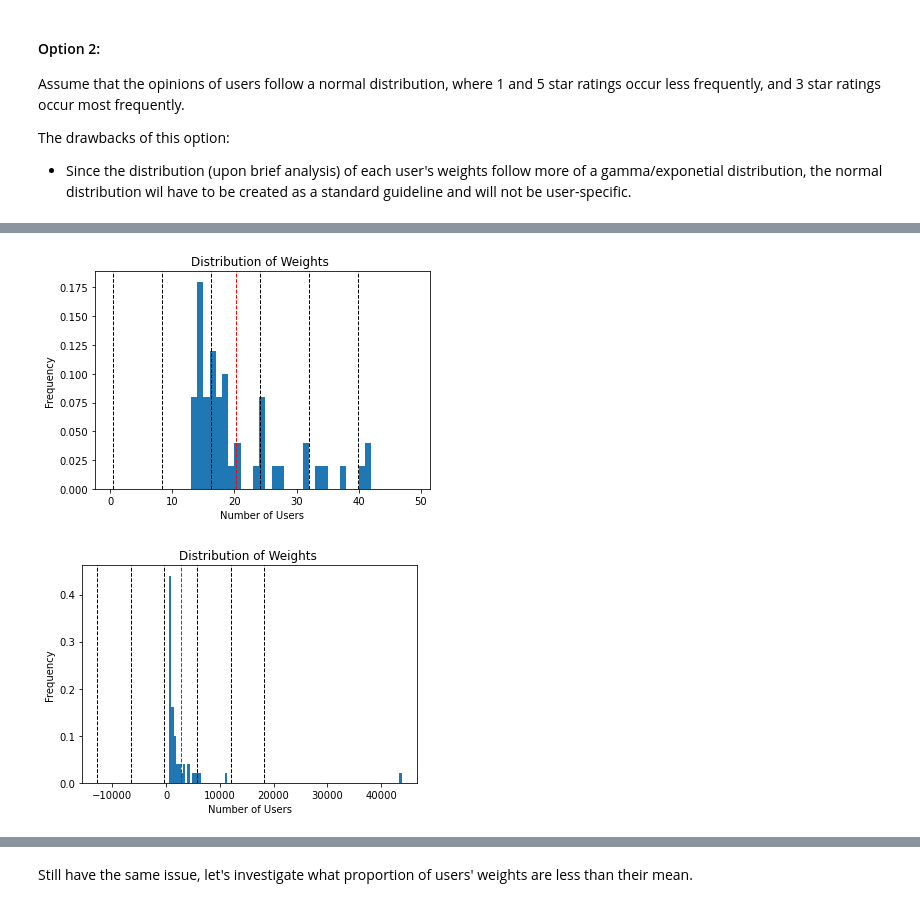
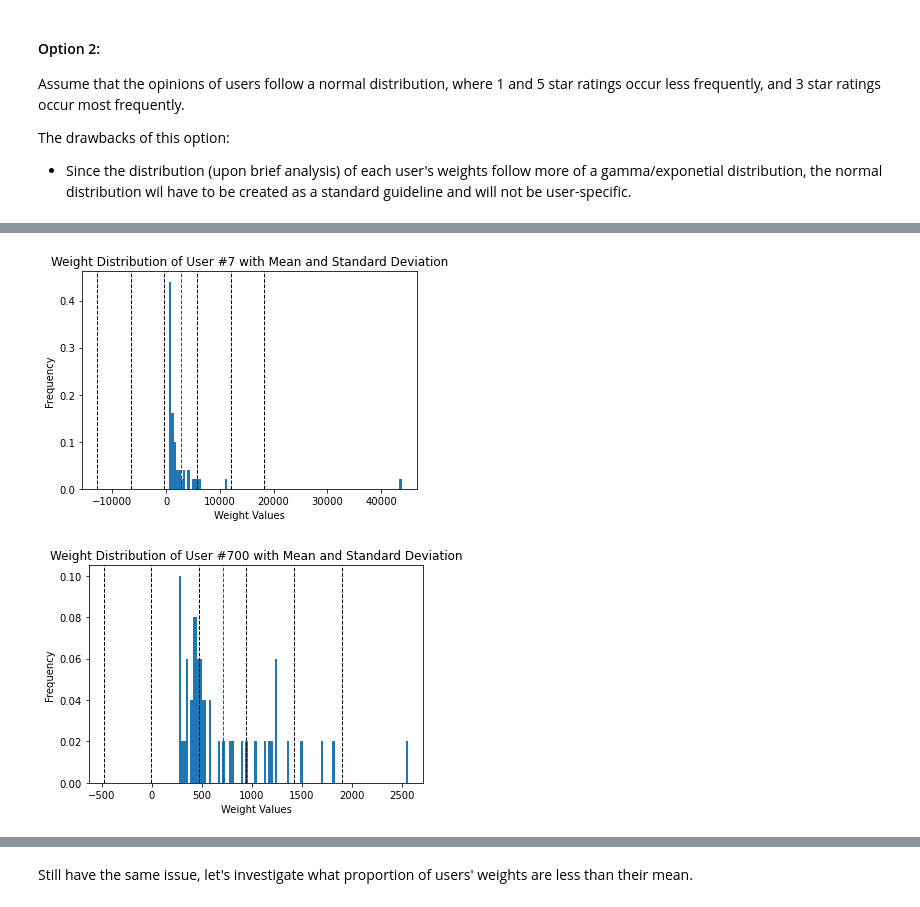
Before and after one commit to laramurphyyx/CA4015-Recommender-System, a Jupyter notebook: Adjusting User-Artist Weights.ipynb, the cells around one changed output, grey strips where cells are left out. Drawn from its saved outputs; the diff is of its cells as text; code cells hidden in the pictures.

```diff
--- a/Adjusting User-Artist Weights.ipynb
+++ b/Adjusting User-Artist Weights.ipynb
@@ -207,38 +220,43 @@ sd = np.std(user6['weight'])
 # %%
-data = user6['weight']
-plt.hist(data, weights=np.ones(len(data)) / len(data), bins=range(0,50))
-plt.axvline(data.mean(), color='red', linestyle='dashed', linewidth=1)
-plt.axvline(data.mean() - (2.5 * sd), color='k', linestyle='dashed', linewidth=1)
-plt.axvline(data.mean() - (1.5 * sd), color='k', linestyle='dashed', linewidth=1)
-plt.axvline(data.mean() - (0.5 * sd), color='k', linestyle='dashed', linewidth=1)
-plt.axvline(data.mean() + (0.5 * sd), color='k', linestyle='dashed', linewidth=1)
-plt.axvline(data.mean() + (1.5 * sd), color='k', linestyle='dashed', linewidth=1)
-plt.axvline(data.mean() + (2.5 * sd), color='k', linestyle='dashed', linewidth=1)
+data = user_artists[user_artists['userID']==7]['weight']
+mean = data.mean()
+std = np.std(data)
+
+plt.hist(data, weights=np.ones(len(data)) / len(data), bins=100)
+plt.axvline(mean, color='red', linestyle='dashed', linewidth=1)
+plt.axvline(mean - (2.5 * std), color='k', linestyle='dashed', linewidth=1)
+plt.axvline(mean - (1.5 * std), color='k', linestyle='dashed', linewidth=1)
+plt.axvline(mean - (0.5 * std), color='k', linestyle='dashed', linewidth=1)
+plt.axvline(mean + (0.5 * std), color='k', linestyle='dashed', linewidth=1)
+plt.axvline(mean + (1.5 * std), color='k', linestyle='dashed', linewidth=1)
+plt.axvline(mean + (2.5 * std), color='k', linestyle='dashed', linewidth=1)
+
 plt.gca().set(
-    title='Distribution of Weights ',
-    xlabel='Number of Users',
+    title='Weight Distribution of User #7 with Mean and Standard Deviation',
+    xlabel='Weight Values',
     ylabel='Frequency'
 );
 # %% [output]
-[figure, old version]
+[figure, new version]
 # %%
-user7 = user_artists[user_artists['userID']==7]
-mean = user7['weight'].mean()
-sd = np.std(user7['weight'])
+data = user_artists[user_artists['userID']==700]['weight']
+plt.hist(data, weights=np.ones(len(data)) / len(data), bins=100)
 
-data = user7['weight']
-plt.hist(data, weights=np.ones(len(data)) / len(data), bins=100)
-plt.axvline(data.mean(), color='red', linestyle='dashed', linewidth=1)
-plt.axvline(data.mean() - (2.5 * sd), color='k', linestyle='dashed', linewidth=1)
-plt.axvline(data.mean() - (1.5 * sd), color='k', linestyle='dashed', linewidth=1)
-plt.axvline(data.mean() - (0.5 * sd), color='k', linestyle='dashed', linewidth=1)
-plt.axvline(data.mean() + (0.5 * sd), color='k', linestyle='dashed', linewidth=1)
-plt.axvline(data.mean() + (1.5 * sd), color='k', linestyle='dashed', linewidth=1)
-plt.axvline(data.mean() + (2.5 * sd), color='k', linestyle='dashed', linewidth=1)
+## Assigning the mean and the standard deviation and then plotting them
+mean = data.mean()
+std = np.std(data)
+plt.axvline(mean, color='red', linestyle='dashed', linewidth=1)
+plt.axvline(mean - (2.5 * std), color='k', linestyle='dashed', linewidth=1)
+plt.axvline(mean - (1.5 * std), color='k', linestyle='dashed', linewidth=1)
+plt.axvline(mean - (0.5 * std), color='k', linestyle='dashed', linewidth=1)
+plt.axvline(mean + (0.5 * std), color='k', linestyle='dashed', linewidth=1)
+plt.axvline(mean + (1.5 * std), color='k', linestyle='dashed', linewidth=1)
+plt.axvline(mean + (2.5 * std), color='k', linestyle='dashed', linewidth=1)
+
 plt.gca().set(
-    title='Distribution of Weights ',
-    xlabel='Number of Users',
+    title='Weight Distribution of User #700 with Mean and Standard Deviation',
+    xlabel='Weight Values',
     ylabel='Frequency'
 );
 # %% [output]
-[figure, old version]
+[figure, new version]
```
Also changed, not shown: parts of 87 cells of this notebook.
